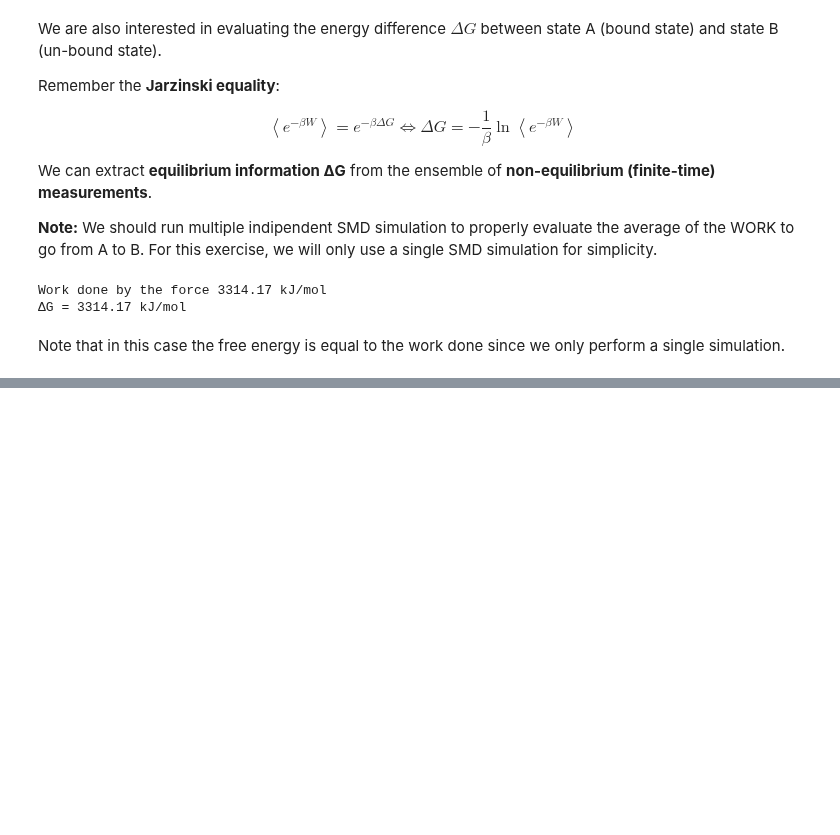
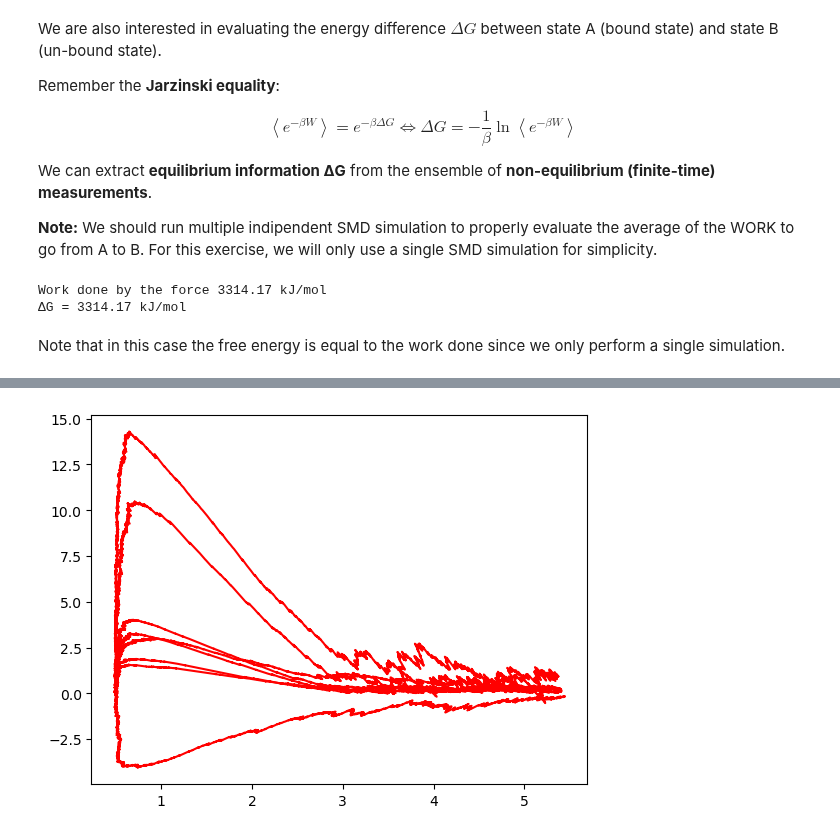
Before and after one commit to lorenzopallante/BiomeccanicaMultiscala, a Jupyter notebook: LAB/08-SMD/08-SteeredMD.ipynb, the cells around one changed output, grey strips where cells are left out. Drawn from its saved outputs; the diff is of its cells as text; code cells hidden in the pictures; blank space fills up the shorter version.

```diff
--- a/LAB/08-SMD/08-SteeredMD.ipynb
+++ b/LAB/08-SMD/08-SteeredMD.ipynb
@@ -618,0 +698,33 @@ Note that in this case the free energy is equal to the work done since we only p
+# %%
+temperature = 300 # K
+boltzmann = 8.314 # J/mol/K
+beta = 1/(boltzmann*temperature)
+
+works = []
+boltzmann_fac = []
+
+# cycle of simulations
+for i in range(1,9):
+
+    displacement = displacements[i-1]
+    force = forces[i-1]
+
+    for i in range(0, len(displacement)-1):
+
+        dx = displacement[i+1] - displacement[i]
+        work = force * dx
+
+        works.append(work)
+        boltzmann_fac.append(np.exp(-beta*work))
+
+    plt.plot(displacement, work, c='r')
+
+
+# calculate the free energy
+mean_boltz_fac = np.mean([boltzmann_fac], axis=0)
+
+# calculate the free energy
+delta_g = -1/beta*np.log(mean_boltz_fac)
+#plt.plot(displacement, delta_g)
+# %% [output]
+[figure, added]
```
Also changed, not shown: parts of 10 cells of this notebook.
